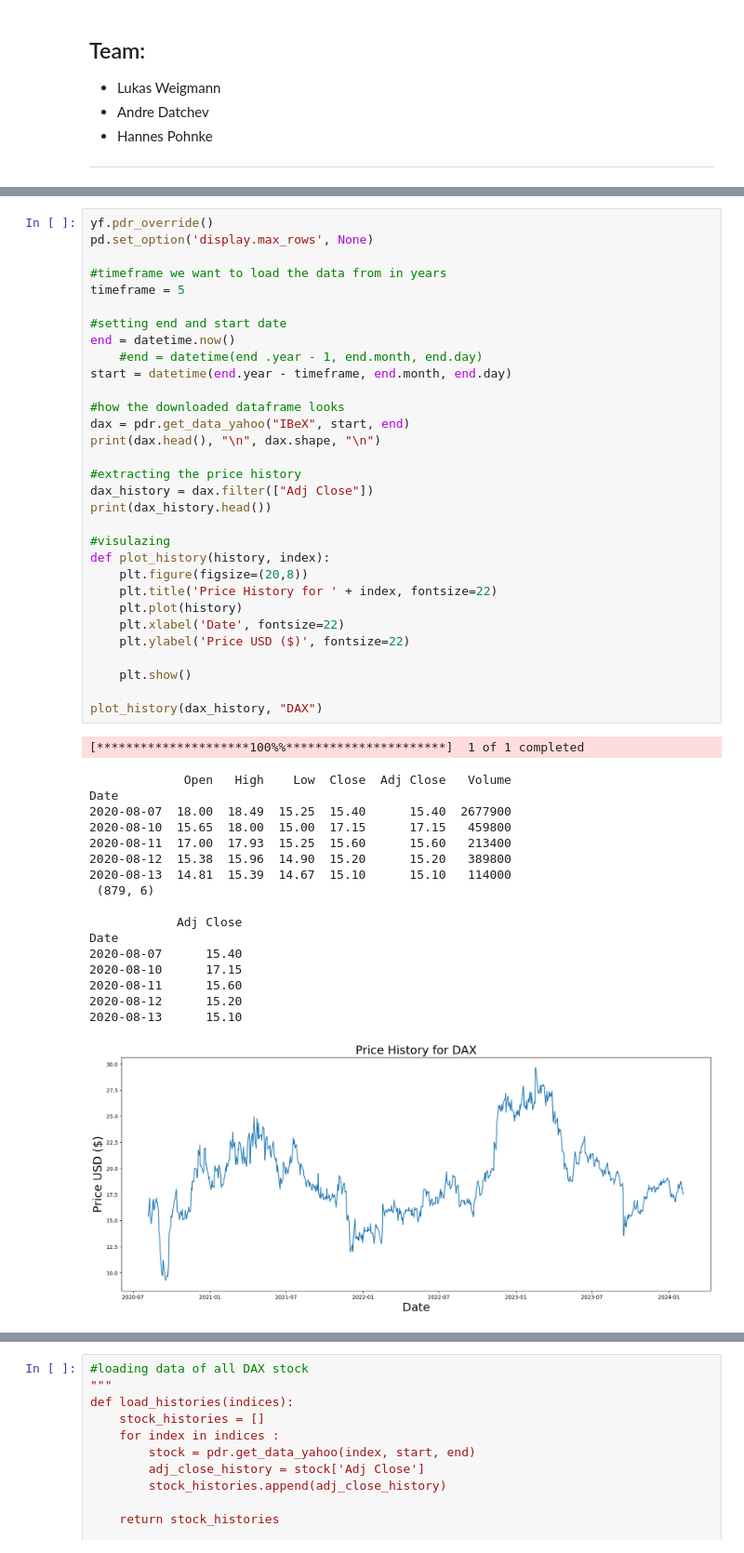
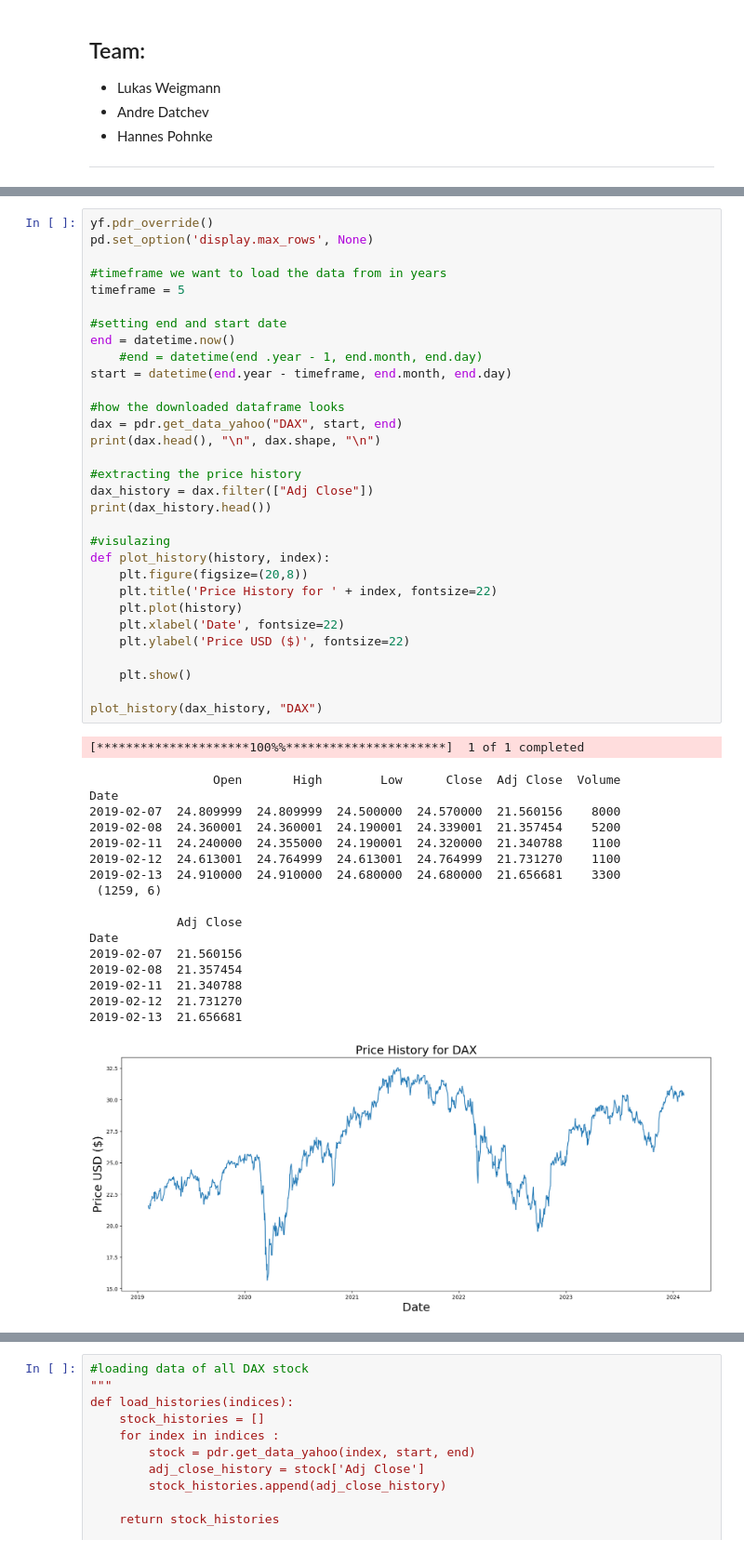
Before and after one commit to hpfref/Financial-Forecasting, a Jupyter notebook: notebook.ipynb, the cells around one changed output, grey strips where cells are left out. Shown at 93% size. Drawn from its saved outputs; the diff is of its cells as text.

```diff
--- a/notebook.ipynb
+++ b/notebook.ipynb
@@ -49,44 +48,44 @@ timeframe = 5
 
 #setting end and start date
 end = datetime.now()
     #end = datetime(end .year - 1, end.month, end.day)
 start = datetime(end.year - timeframe, end.month, end.day)
 
 #how the downloaded dataframe looks
-dax = pdr.get_data_yahoo("IBeX", start, end)
+dax = pdr.get_data_yahoo("DAX", start, end)
 print(dax.head(), "\n", dax.shape, "\n")
 
 #extracting the price history
 dax_history = dax.filter(["Adj Close"])
 print(dax_history.head())
 
 #visulazing
 def plot_history(history, index):
     plt.figure(figsize=(20,8))
     plt.title('Price History for ' + index, fontsize=22)
     plt.plot(history)
     plt.xlabel('Date', fontsize=22)
     plt.ylabel('Price USD ($)', fontsize=22)
 
     plt.show()
 
 plot_history(dax_history, "DAX")
 # %% [output]
 [*********************100%%**********************]  1 of 1 completed
-             Open   High    Low  Close  Adj Close   Volume
+                 Open       High        Low      Close  Adj Close  Volume
 Date
-2020-08-07  18.00  18.49  15.25  15.40      15.40  2677900
-2020-08-10  15.65  18.00  15.00  17.15      17.15   459800
-2020-08-11  17.00  17.93  15.25  15.60      15.60   213400
-2020-08-12  15.38  15.96  14.90  15.20      15.20   389800
-2020-08-13  14.81  15.39  14.67  15.10      15.10   114000
- (879, 6)
+2019-02-07  24.809999  24.809999  24.500000  24.570000  21.560156    8000
+2019-02-08  24.360001  24.360001  24.190001  24.339001  21.357454    5200
+2019-02-11  24.240000  24.355000  24.190001  24.320000  21.340788    1100
+2019-02-12  24.613001  24.764999  24.613001  24.764999  21.731270    1100
+2019-02-13  24.910000  24.910000  24.680000  24.680000  21.656681    3300
+ (1259, 6)
 
             Adj Close
 Date
-2020-08-07      15.40
-2020-08-10      17.15
-2020-08-11      15.60
-2020-08-12      15.20
-2020-08-13      15.10
+2019-02-07  21.560156
+2019-02-08  21.357454
+2019-02-11  21.340788
+2019-02-12  21.731270
+2019-02-13  21.656681
-[figure, old version]
+[figure, new version]
```
Also changed, not shown: parts of 26 cells of this notebook.
